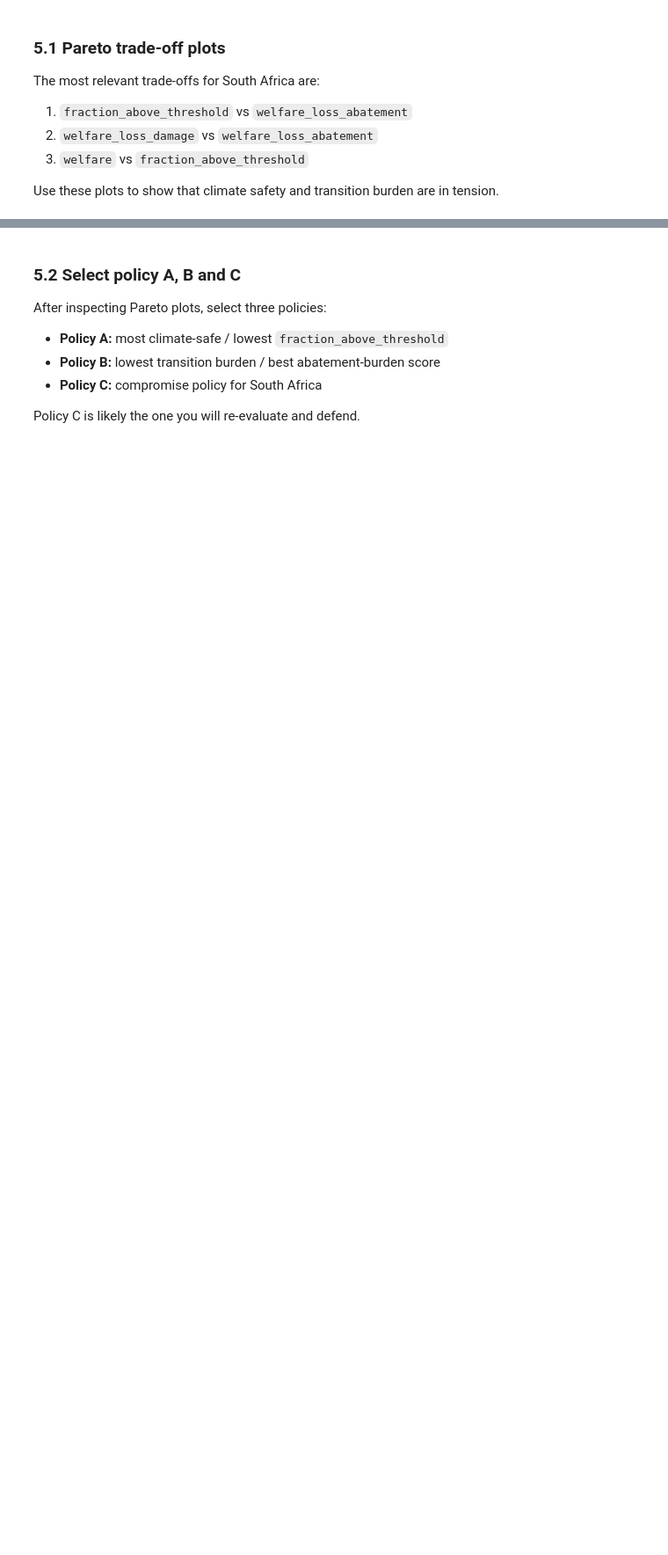
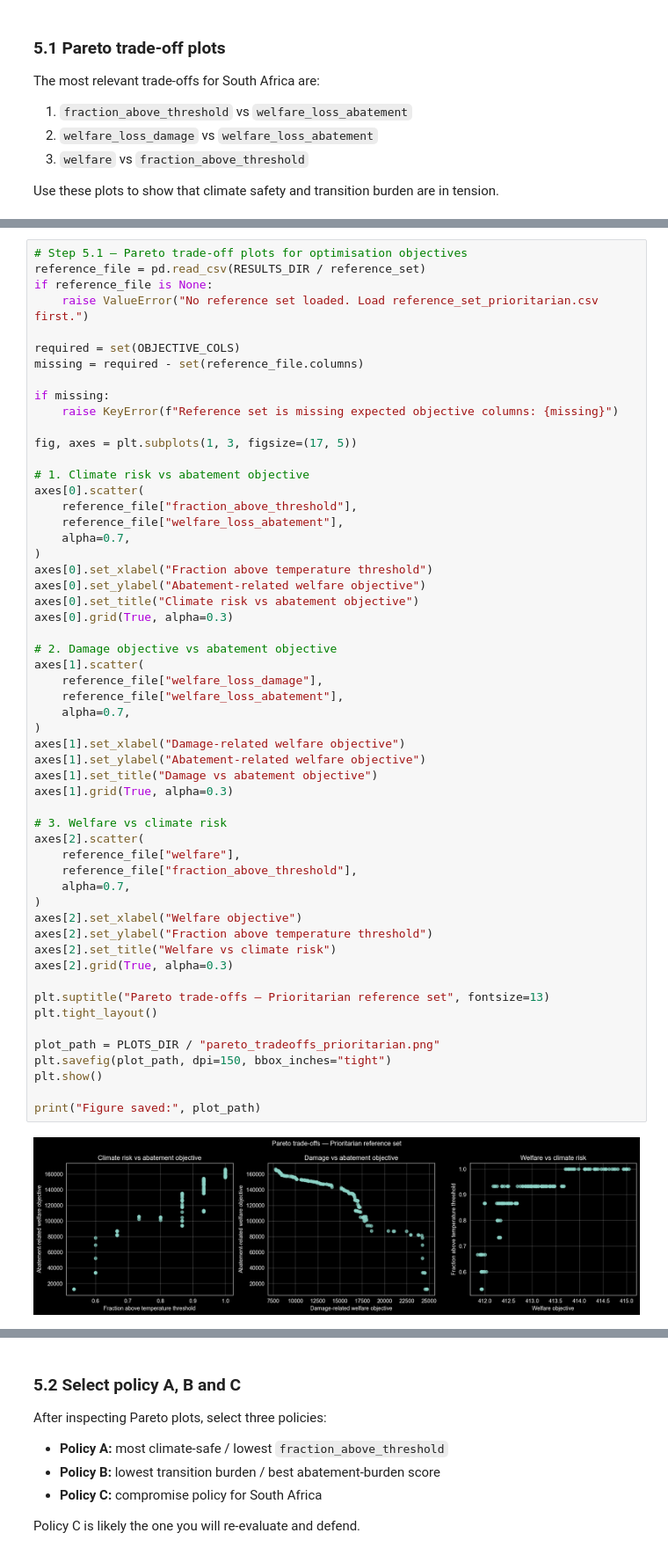
Before and after one commit to juliusrupert/epa141a, a Jupyter notebook: A- Project G15/projectwithallsteps.ipynb, the cells around one changed output, grey strips where cells are left out. Shown at 88% size. Cells and saved outputs as stored; diff of their text form; blank space fills up the shorter version.

```diff
--- a/A- Project G15/projectwithallsteps.ipynb
+++ b/A- Project G15/projectwithallsteps.ipynb
@@ -1304,0 +2077,57 @@ No reference set loaded yet. Run Assignment 6 first.
+# %%
+# Step 5.1 — Pareto trade-off plots for optimisation objectives
+reference_file = pd.read_csv(RESULTS_DIR / reference_set)
+if reference_file is None:
+    raise ValueError("No reference set loaded. Load reference_set_prioritarian.csv first.")
+
+required = set(OBJECTIVE_COLS)
+missing = required - set(reference_file.columns)
+
+if missing:
+    raise KeyError(f"Reference set is missing expected objective columns: {missing}")
+
+fig, axes = plt.subplots(1, 3, figsize=(17, 5))
+
+# 1. Climate risk vs abatement objective
+axes[0].scatter(
+    reference_file["fraction_above_threshold"],
+    reference_file["welfare_loss_abatement"],
+    alpha=0.7,
+)
+axes[0].set_xlabel("Fraction above temperature threshold")
+axes[0].set_ylabel("Abatement-related welfare objective")
+axes[0].set_title("Climate risk vs abatement objective")
+axes[0].grid(True, alpha=0.3)
+
+# 2. Damage objective vs abatement objective
+axes[1].scatter(
+    reference_file["welfare_loss_damage"],
+    reference_file["welfare_loss_abatement"],
+    alpha=0.7,
+)
+axes[1].set_xlabel("Damage-related welfare objective")
+axes[1].set_ylabel("Abatement-related welfare objective")
+axes[1].set_title("Damage vs abatement objective")
+axes[1].grid(True, alpha=0.3)
+
+# 3. Welfare vs climate risk
+axes[2].scatter(
+    reference_file["welfare"],
+    reference_file["fraction_above_threshold"],
+    alpha=0.7,
+)
+axes[2].set_xlabel("Welfare objective")
+axes[2].set_ylabel("Fraction above temperature threshold")
+axes[2].set_title("Welfare vs climate risk")
+axes[2].grid(True, alpha=0.3)
+
+plt.suptitle("Pareto trade-offs — Prioritarian reference set", fontsize=13)
+plt.tight_layout()
+
+plot_path = PLOTS_DIR / "pareto_tradeoffs_prioritarian.png"
+plt.savefig(plot_path, dpi=150, bbox_inches="tight")
+plt.show()
+
+print("Figure saved:", plot_path)
+# %% [output]
+[figure, added]
```
Also changed, not shown: parts of 39 cells of this notebook, 20 other files.
